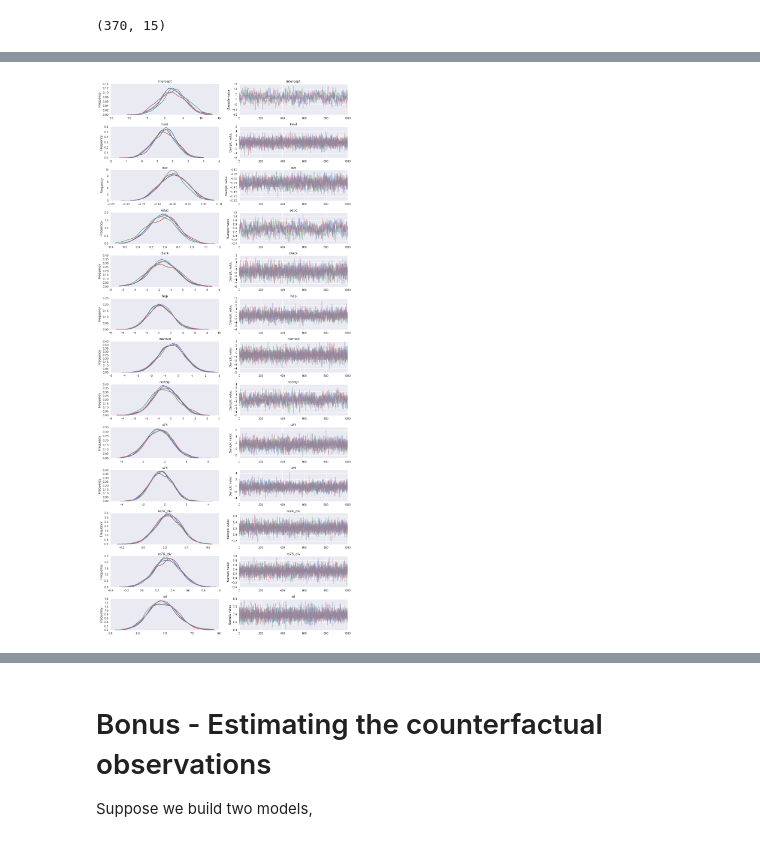
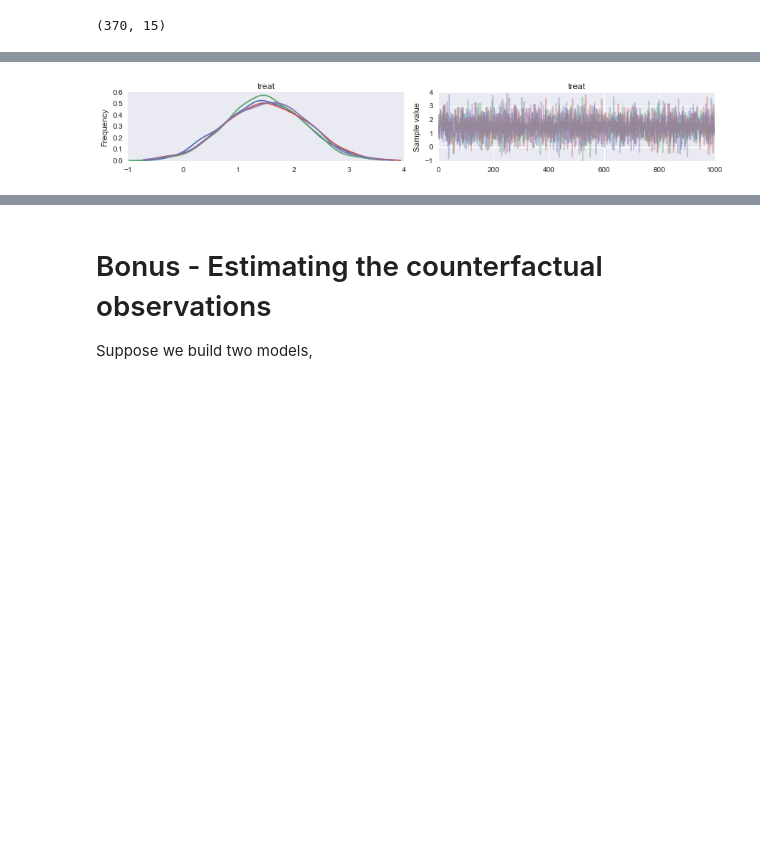
Before and after one commit to paul-english/causal-inference-notes, a Jupyter notebook: Causal Inference on the Lalonde Dataset.ipynb, the cells around one changed output, grey strips where cells are left out. Saved outputs shown, nothing was run; the diff lists cells and outputs as text; code cells hidden in the pictures; blank space fills up the shorter version.

```diff
--- a/Causal Inference on the Lalonde Dataset.ipynb
+++ b/Causal Inference on the Lalonde Dataset.ipynb
@@ -446,7 +468,7 @@ Sampling
 # %%
-pm.traceplot(mahalanobis_samples[1000:]);
+pm.traceplot(mahalanobis_samples[1000:], varnames=['treat']);
 # %% [output]
-[figure, old version]
+[figure, new version]
 # %%
 df_mahalanobis_samples = pm.trace_to_dataframe(mahalanobis_samples[1000:])
 df_mahalanobis_samples.mean(0)
```
Also changed, not shown: parts of 18 cells of this notebook.
